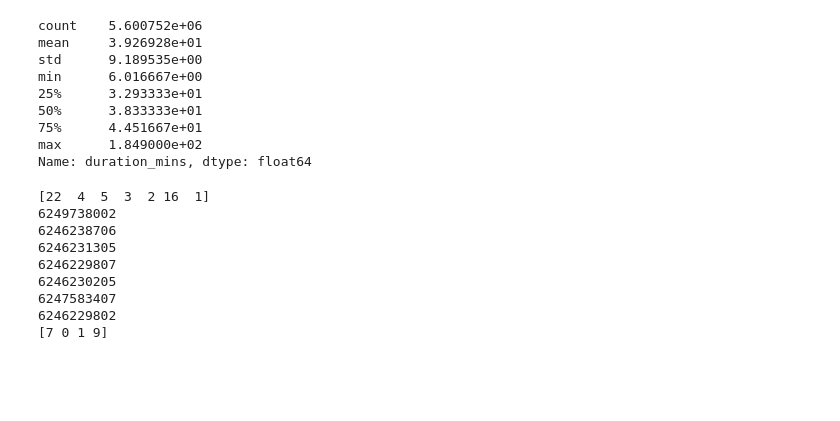
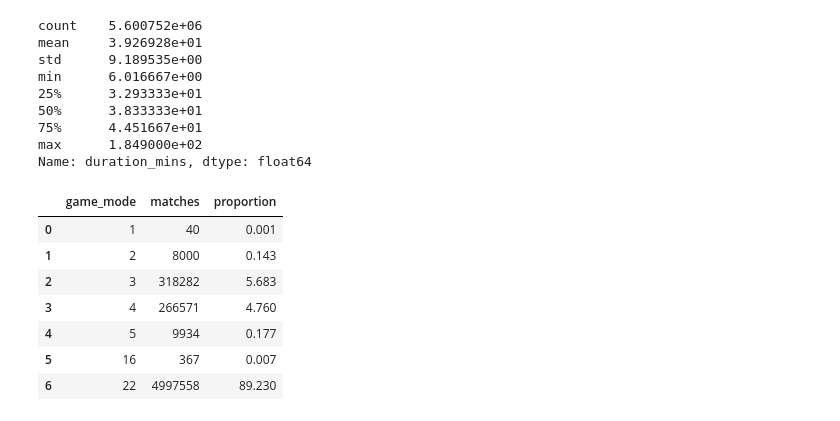
Before and after one commit to nick-hunt/dotaprediction, a Jupyter notebook: notebooks/exploratory.ipynb, the cells around one changed output. Cells and saved outputs as stored; diff of their text form; code cells hidden in the pictures; blank space fills up the shorter version.

Commit message:
Game mode proportion, radiant/dire win share

```diff
--- a/notebooks/exploratory.ipynb
+++ b/notebooks/exploratory.ipynb
@@ -373,35 +373,20 @@ min      6.016667e+00
 75%      4.451667e+01
 max      1.849000e+02
 Name: duration_mins, dtype: float64
-# %%
-df_match_merged.head()
-print(df_match_merged['game_mode'].unique())
-# [22  4  5  3  2 16  1]
-
-match_id_game_mode_22 = df_match_merged[df_match_merged['game_mode']==22]['match_id'].iloc[0]
-match_id_game_mode_04 = df_match_merged[df_match_merged['game_mode']==4]['match_id'].iloc[0]
-match_id_game_mode_05 = df_match_merged[df_match_merged['game_mode']==5]['match_id'].iloc[0]
-match_id_game_mode_03 = df_match_merged[df_match_merged['game_mode']==3]['match_id'].iloc[0]
-match_id_game_mode_02 = df_match_merged[df_match_merged['game_mode']==2]['match_id'].iloc[0]
-match_id_game_mode_16 = df_match_merged[df_match_merged['game_mode']==16]['match_id'].iloc[0]
-match_id_game_mode_01 = df_match_merged[df_match_merged['game_mode']==1]['match_id'].iloc[0]
-
-print(match_id_game_mode_01) # All pick
-print(match_id_game_mode_02) # Captains mode
-print(match_id_game_mode_03) # Random Draft
-print(match_id_game_mode_04) # Single Draft
-print(match_id_game_mode_05) # All random
-print(match_id_game_mode_16) # Captains draft
-print(match_id_game_mode_22) # All draft
-
-print(df_match_merged['lobby_type'].unique())
-# %% [output]
-[22  4  5  3  2 16  1]
-6249738002
-6246238706
-6246231305
-6246229807
-6246230205
-6247583407
-6246229802
-[7 0 1 9]
+# %%
+#Games modes
+df_game_modes = pd.DataFrame(df['game_mode'].value_counts().sort_index())
+df_game_modes = df_game_modes.reset_index()
+df_game_modes = df_game_modes.rename(columns={'index':'game_mode', 'game_mode':'matches'})
+total = df_game_modes['matches'].sum()
+df_game_modes['proportion'] = (df_game_modes['matches']/total*100).round(3)
+df_game_modes
+# %% [output]
+|  | game_mode | matches | proportion |
+| 0 | 1 | 40 | 0.001 |
+| 1 | 2 | 8000 | 0.143 |
+| 2 | 3 | 318282 | 5.683 |
+| 3 | 4 | 266571 | 4.760 |
+| 4 | 5 | 9934 | 0.177 |
+| 5 | 16 | 367 | 0.007 |
+| 6 | 22 | 4997558 | 89.230 |
```
Also changed, not shown: parts of 2 cells of this notebook.
